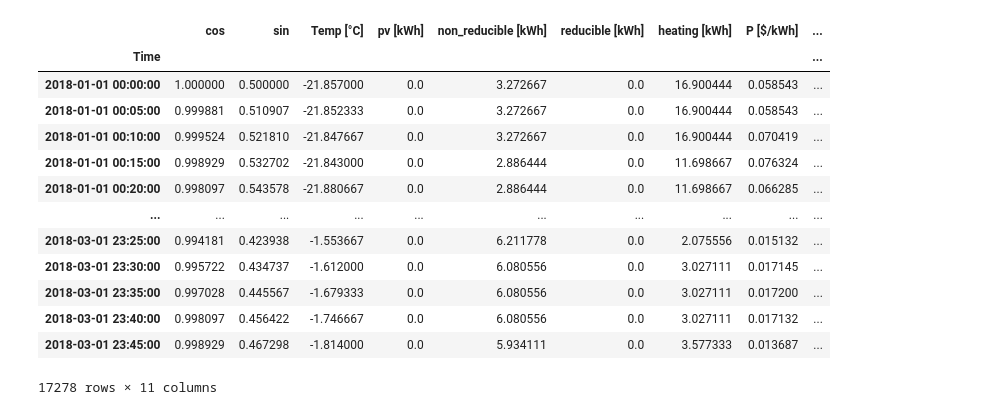
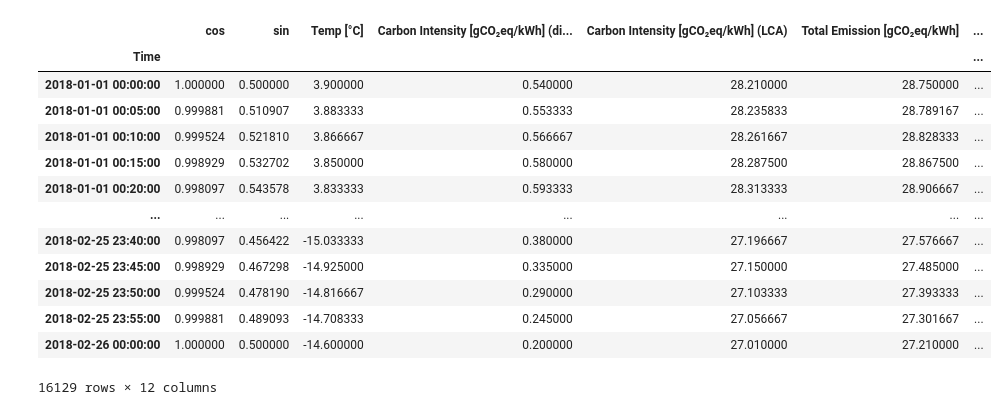
Before and after one commit to srmadani/Demand-Response-in-Commercial-Buildings, a Jupyter notebook: data_preparation.ipynb, the cells around one changed output. Drawn from its saved outputs; the diff is of its cells as text; code cells hidden in the pictures.

```diff
--- a/data_preparation.ipynb
+++ b/data_preparation.ipynb
@@ -105,61 +130,62 @@ data['sin'] = (np.sin(2 * np.pi * (data['hour']*60 + data['minute']) / (24*60))
 
 # Drop the 'hour' column
 data = data.drop(columns=['hour', 'minute'])
+data = data[0:16129].copy()
 
 # Interpolate 'T_ext'
-data['Temp [°C]'] = data['T_ext'].interpolate(method='linear')
+data['Temp [°C]'] = tmp_df['Temp (°C)'].to_numpy()
+data[['Carbon Intensity [gCO₂eq/kWh] (direct)', 'Carbon Intensity [gCO₂eq/kWh] (LCA)', 'Total Emission [gCO₂eq/kWh]']] = tmp_df[['Carbon Intensity gCO₂eq/kWh (direct)', 'Carbon Intensity gCO₂eq/kWh (LCA)', 'Emission [gCO₂eq/kWh]']].to_numpy()
 
-data['pv [kWh]'] = df['prod [kW]'].reindex(data.index).ffill().bfill() * (4/3) / 3
+# data['pv [kWh]'] = df['prod [kW]'].reindex(data.index).ffill().bfill() * (4/3) / 3
 data['non_reducible [kWh]'] = df['non_reducible'].reindex(data.index).ffill().bfill() * (4/3) / 3
 data['reducible [kWh]'] = df['light_cons [kW]'].reindex(data.index).ffill().bfill() * (4/3) / 3
-data['heating [kWh]'] = df['heating_total [kW]'].reindex(data.index).ffill().bfill() * (4/3) / 3
-data.drop(['cons_noheating [kW]', 'T_ext', 'non_reducible', 'heating_total [kW]', 'light_cons [kW]', 'prod [kW]'], axis = 1, inplace=True)
+data.drop(['cons_noheating [kW]', 'heating_total [kW]', 'light_cons [kW]', 'T_ext', 'prod [kW]', 'non_reducible'], axis = 1, inplace=True)
 
 
 # Adding wholesale market price to df
-data['P [$/kWh]'] = HQRTLMP['P'].copy()
+data['P [$/kWh]'] = tmp_df['P'].to_numpy()
 
 
 ## adding des temp
-data['Des Temp [°C]'] = T_des[:-2]
+data['Des Temp [°C]'] = tmp_df['Des Temp [°C]'].to_numpy()
 
 def check_time_range(row):
     hour = row.name.hour
     # Check if hour is in the range 6-9 AM or 4-8 PM
     return 1 if (6 <= hour < 9) or (16 <= hour < 20) else 0
 
 # Apply the function to each row to create a new column
 data['peak'] = data.apply(check_time_range, axis=1)
 
 
 def check_working_day(row):
     wd = row.name.weekday()
     # Check if hour is in the range 6-9 AM or 4-8 PM
     return 0 if wd >= 5 else 1
 
 # Apply the function to each row to create a new column
 data['working_day'] = data.apply(check_working_day, axis=1)
 
 # Save dataframes
 with open('datasets/df.pkl', 'wb') as f:
   pickle.dump(data, f)
 
 data
 # %% [output]
-|  | cos | sin | Temp [°C] | pv [kWh] | non_reducible [kWh] | reducible [kWh] | heating [kWh] | P [$/kWh] | ... |
-| Time |  |  |  |  |  |  |  |  | ... |
-| 2018-01-01 00:00:00 | 1.000000 | 0.500000 | -21.857000 | 0.0 | 3.272667 | 0.0 | 16.900444 | 0.058543 | ... |
-| 2018-01-01 00:05:00 | 0.999881 | 0.510907 | -21.852333 | 0.0 | 3.272667 | 0.0 | 16.900444 | 0.058543 | ... |
-| 2018-01-01 00:10:00 | 0.999524 | 0.521810 | -21.847667 | 0.0 | 3.272667 | 0.0 | 16.900444 | 0.070419 | ... |
-| 2018-01-01 00:15:00 | 0.998929 | 0.532702 | -21.843000 | 0.0 | 2.886444 | 0.0 | 11.698667 | 0.076324 | ... |
-| 2018-01-01 00:20:00 | 0.998097 | 0.543578 | -21.880667 | 0.0 | 2.886444 | 0.0 | 11.698667 | 0.066285 | ... |
-| ... | ... | ... | ... | ... | ... | ... | ... | ... | ... |
-| 2018-03-01 23:25:00 | 0.994181 | 0.423938 | -1.553667 | 0.0 | 6.211778 | 0.0 | 2.075556 | 0.015132 | ... |
-| 2018-03-01 23:30:00 | 0.995722 | 0.434737 | -1.612000 | 0.0 | 6.080556 | 0.0 | 3.027111 | 0.017145 | ... |
-| 2018-03-01 23:35:00 | 0.997028 | 0.445567 | -1.679333 | 0.0 | 6.080556 | 0.0 | 3.027111 | 0.017200 | ... |
-| 2018-03-01 23:40:00 | 0.998097 | 0.456422 | -1.746667 | 0.0 | 6.080556 | 0.0 | 3.027111 | 0.017132 | ... |
-| 2018-03-01 23:45:00 | 0.998929 | 0.467298 | -1.814000 | 0.0 | 5.934111 | 0.0 | 3.577333 | 0.013687 | ... |
+|  | cos | sin | Temp [°C] | Carbon Intensity [gCO₂eq/kWh] (di... | Carbon Intensity [gCO₂eq/kWh] (LCA) | Total Emission [gCO₂eq/kWh] | ... |
+| Time |  |  |  |  |  |  | ... |
+| 2018-01-01 00:00:00 | 1.000000 | 0.500000 | 3.900000 | 0.540000 | 28.210000 | 28.750000 | ... |
+| 2018-01-01 00:05:00 | 0.999881 | 0.510907 | 3.883333 | 0.553333 | 28.235833 | 28.789167 | ... |
+| 2018-01-01 00:10:00 | 0.999524 | 0.521810 | 3.866667 | 0.566667 | 28.261667 | 28.828333 | ... |
+| 2018-01-01 00:15:00 | 0.998929 | 0.532702 | 3.850000 | 0.580000 | 28.287500 | 28.867500 | ... |
+| 2018-01-01 00:20:00 | 0.998097 | 0.543578 | 3.833333 | 0.593333 | 28.313333 | 28.906667 | ... |
+| ... | ... | ... | ... | ... | ... | ... | ... |
+| 2018-02-25 23:40:00 | 0.998097 | 0.456422 | -15.033333 | 0.380000 | 27.196667 | 27.576667 | ... |
+| 2018-02-25 23:45:00 | 0.998929 | 0.467298 | -14.925000 | 0.335000 | 27.150000 | 27.485000 | ... |
+| 2018-02-25 23:50:00 | 0.999524 | 0.478190 | -14.816667 | 0.290000 | 27.103333 | 27.393333 | ... |
+| 2018-02-25 23:55:00 | 0.999881 | 0.489093 | -14.708333 | 0.245000 | 27.056667 | 27.301667 | ... |
+| 2018-02-26 00:00:00 | 1.000000 | 0.500000 | -14.600000 | 0.200000 | 27.010000 | 27.210000 | ... |
-17278 rows × 11 columns
+16129 rows × 12 columns
 # %%
 import numpy as np
 import gurobipy as gp
```
Also changed, not shown: parts of 7 cells of this notebook, 50 other files.
